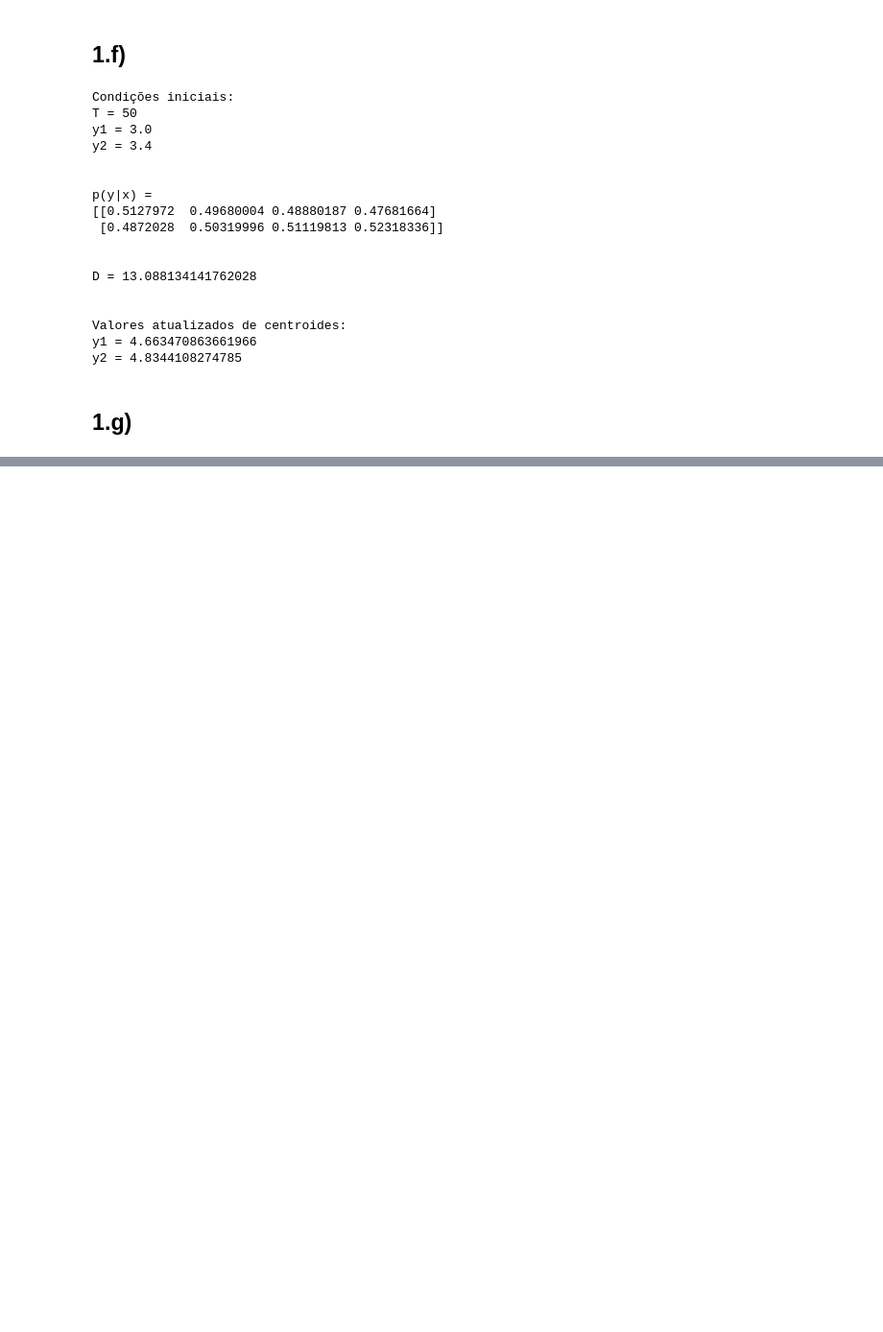
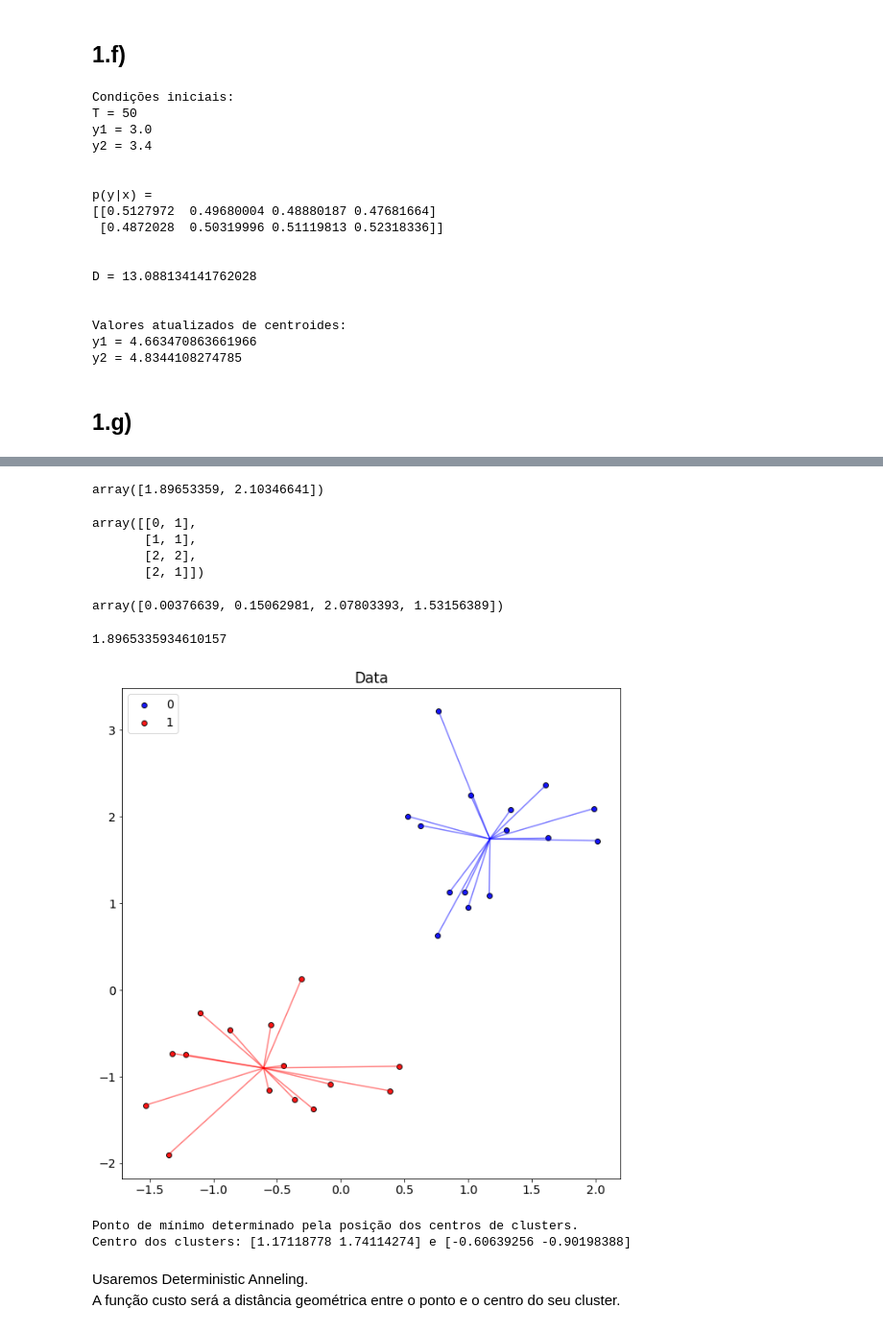
Before and after one commit to brenoarosa/cpe723, a Jupyter notebook: Lista 3.ipynb, the cells around one changed output, grey strips where cells are left out. Shown: that part at 96% size. Drawn from its saved outputs; the diff is of its cells as text; code cells hidden in the pictures; blank space fills up the shorter version.

Commit message:
Adds deterministic anneling to lista 3

```diff
--- a/Lista 3.ipynb
+++ b/Lista 3.ipynb
@@ -213,0 +232,10 @@ y2 = 4.8344108274785
+# %%
+def J(X, Y):
+    """
+    Calcula norma l2 média entre ponto e centro do cluster
+    """
+    d = np.zeros((Y.shape[0], X.shape[0])) # distance between point and clusters
+    for i, y in enumerate(Y):
+        d[i, :] = np.sqrt(((X - y)**2).sum(axis=1))
+
+    return d
@@ -213,0 +278,62 @@ y2 = 4.8344108274785
+# %%
+py_given_x.sum(axis=1)
+# %% [output]
+array([1.89653359, 2.10346641])
+# %%
+X
+# %% [output]
+array([[0, 1],
+       [1, 1],
+       [2, 2],
+       [2, 1]])
+# %%
+(py_given_x[i].reshape(-1, 1) * X).sum(axis=1) / py[0]
+# %% [output]
+array([0.00376639, 0.15062981, 2.07803393, 1.53156389])
+# %%
+py[0]
+# %% [output]
+1.8965335934610157
+# %%
+# gera os dados
+n_samples = 30
+X, y = make_blobs(n_samples=n_samples, n_features=2, cluster_std=[.6, .5],
+                  centers=[(1, 2), (-0.5, -1)], shuffle=True, random_state=7)
+
+# calcula centro dos clusters
+c = np.zeros((2,2))
+for i, cluster in enumerate(np.unique(y)):
+    c[i, :] = X[y == cluster].mean(axis=0)
+# %%
+# visualização dos dados
+
+plt.figure(figsize=(9, 9))
+y_unique = np.unique(y)
+colors = ['b', 'r']
+for cluster_value, color in zip(y_unique, colors):
+    cluster_X = X[y == cluster_value]
+
+    plt.scatter(cluster_X[:, 0], cluster_X[:, 1], c=color,
+                alpha=0.9, edgecolor='k', label=cluster_value)
+
+    for x in cluster_X:
+        plt.plot([c[cluster_value, 0], x[0]], [c[cluster_value, 1], x[1]],
+                 c=color, alpha=.5, markersize=10)
+
+
+plt.legend(loc="upper left")
+plt.title("Data")
+
+plt.tight_layout()
+plt.show()
+# %% [output]
+[figure, added]
+# %%
+print(f"Ponto de mínimo determinado pela posição dos centros de clusters.")
+print(f"Centro dos clusters: {c[0, :]} e {c[1, :]}")
+# %% [output]
+Ponto de mínimo determinado pela posição dos centros de clusters.
+Centro dos clusters: [1.17118778 1.74114274] e [-0.60639256 -0.90198388]
+# %% [markdown]
+Usaremos Deterministic Anneling.
+A função custo será a distância geométrica entre o ponto e o centro do seu cluster.
```
Also changed, not shown: parts of 18 cells of this notebook.
